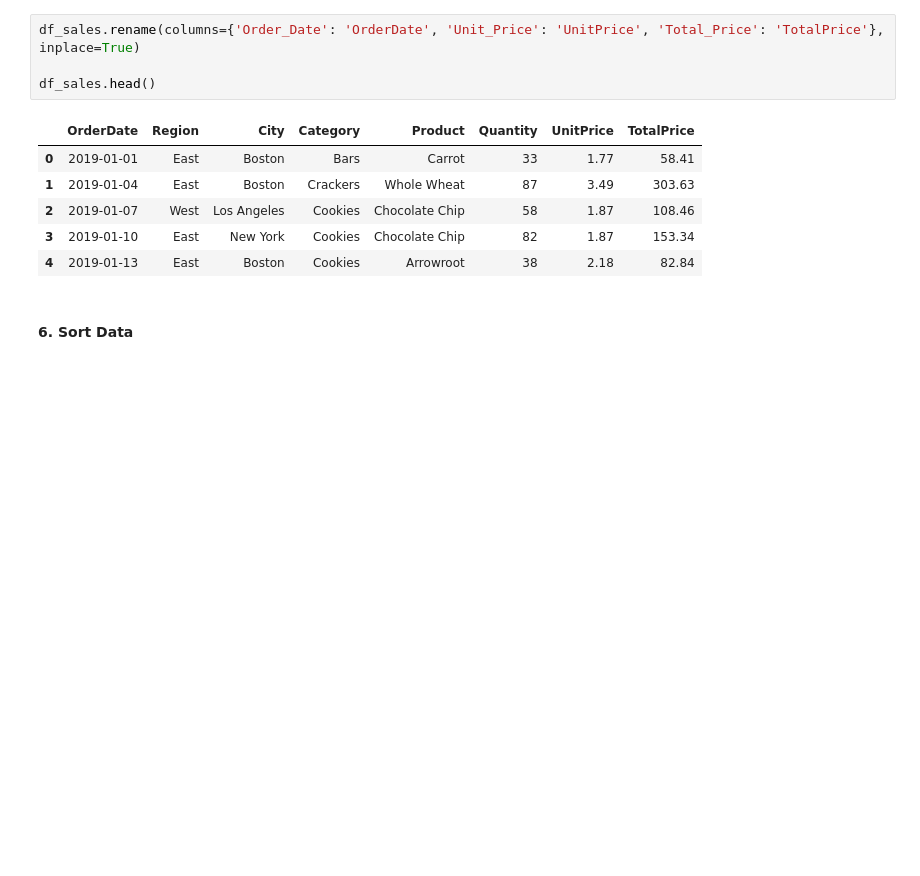
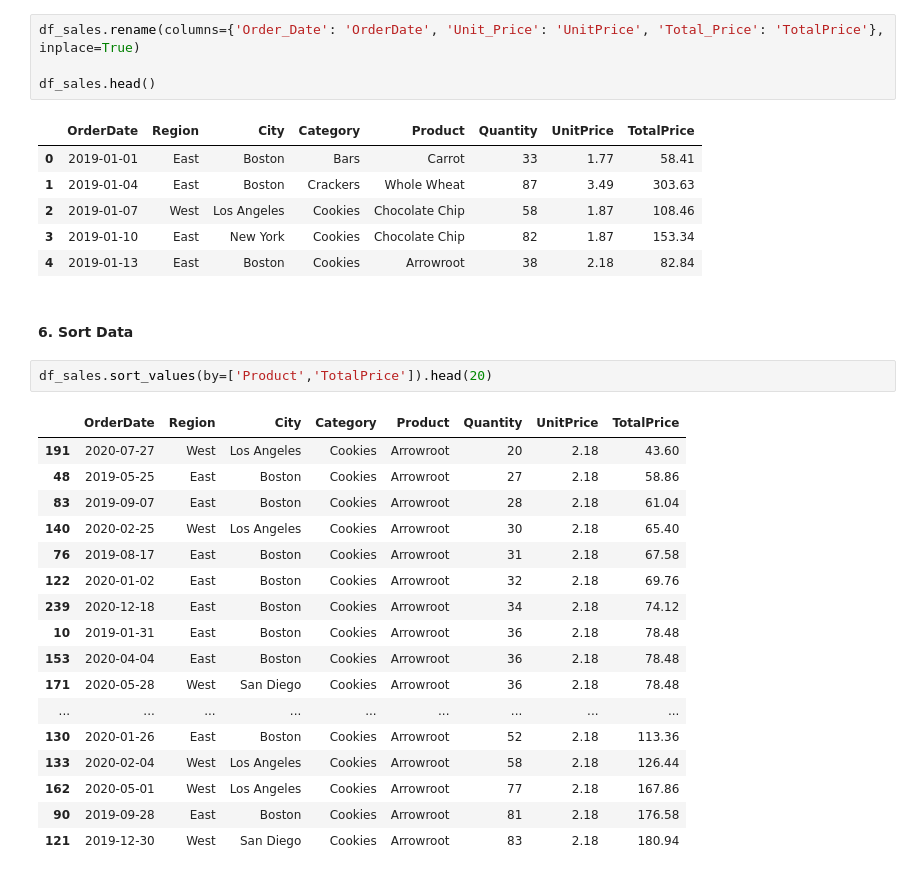
Before and after one commit to hakngrow/pandas, a Jupyter notebook: essential_operations.ipynb, the cells around one changed output. Saved outputs shown, nothing was run; the diff lists cells and outputs as text; blank space fills up the shorter version.

```diff
--- a/essential_operations.ipynb
+++ b/essential_operations.ipynb
@@ -182,3 +182,23 @@ df_sales.head()
 | 4 | 2019-01-13 | East | Boston | Cookies | Arrowroot | 38 | 2.18 | 82.84 |
 # %% [markdown]
 #### 6. Sort Data
+# %%
+df_sales.sort_values(by=['Product','TotalPrice']).head(20)
+# %% [output]
+|  | OrderDate | Region | City | Category | Product | Quantity | UnitPrice | TotalPrice |
+| 191 | 2020-07-27 | West | Los Angeles | Cookies | Arrowroot | 20 | 2.18 | 43.60 |
+| 48 | 2019-05-25 | East | Boston | Cookies | Arrowroot | 27 | 2.18 | 58.86 |
+| 83 | 2019-09-07 | East | Boston | Cookies | Arrowroot | 28 | 2.18 | 61.04 |
+| 140 | 2020-02-25 | West | Los Angeles | Cookies | Arrowroot | 30 | 2.18 | 65.40 |
+| 76 | 2019-08-17 | East | Boston | Cookies | Arrowroot | 31 | 2.18 | 67.58 |
+| 122 | 2020-01-02 | East | Boston | Cookies | Arrowroot | 32 | 2.18 | 69.76 |
+| 239 | 2020-12-18 | East | Boston | Cookies | Arrowroot | 34 | 2.18 | 74.12 |
+| 10 | 2019-01-31 | East | Boston | Cookies | Arrowroot | 36 | 2.18 | 78.48 |
+| 153 | 2020-04-04 | East | Boston | Cookies | Arrowroot | 36 | 2.18 | 78.48 |
+| 171 | 2020-05-28 | West | San Diego | Cookies | Arrowroot | 36 | 2.18 | 78.48 |
+| ... | ... | ... | ... | ... | ... | ... | ... | ... |
+| 130 | 2020-01-26 | East | Boston | Cookies | Arrowroot | 52 | 2.18 | 113.36 |
+| 133 | 2020-02-04 | West | Los Angeles | Cookies | Arrowroot | 58 | 2.18 | 126.44 |
+| 162 | 2020-05-01 | West | Los Angeles | Cookies | Arrowroot | 77 | 2.18 | 167.86 |
+| 90 | 2019-09-28 | East | Boston | Cookies | Arrowroot | 81 | 2.18 | 176.58 |
+| 121 | 2019-12-30 | West | San Diego | Cookies | Arrowroot | 83 | 2.18 | 180.94 |
```
Also changed, not shown: parts of 10 cells of this notebook.
